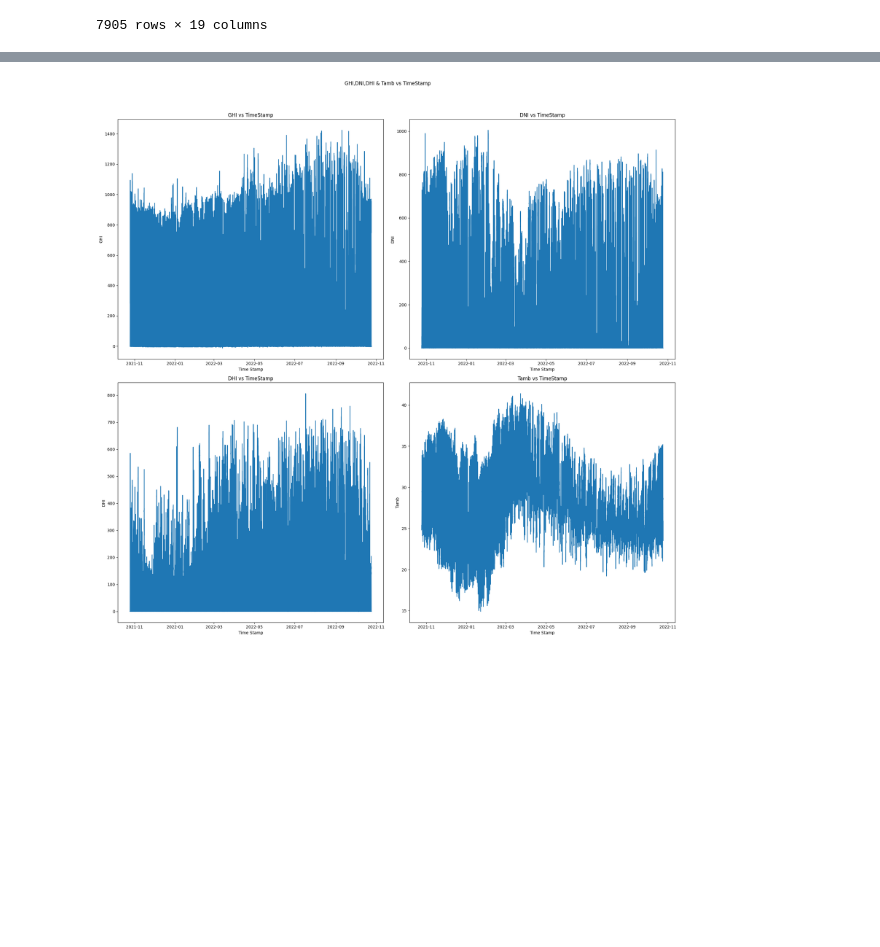
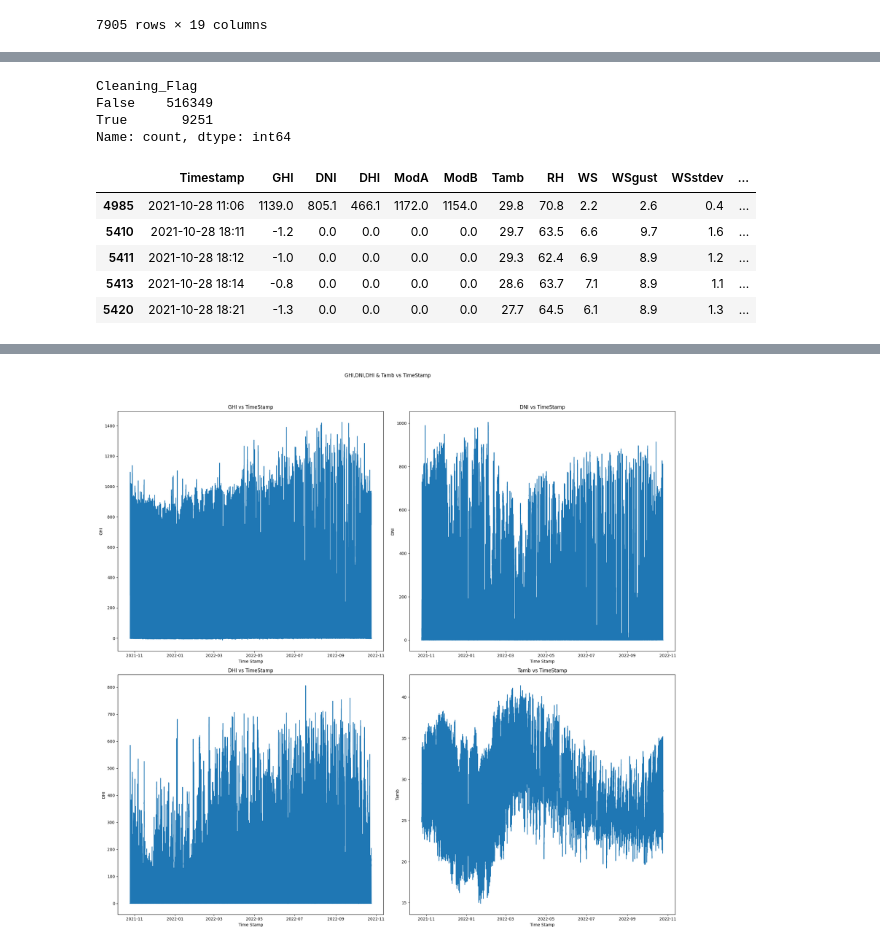
Before and after one commit to GrimVad3r/solar-challenge-week1, a Jupyter notebook: notebooks/togo_eda.ipynb, the cells around one changed output, grey strips where cells are left out. Cells and saved outputs as stored; diff of their text form; code cells hidden in the pictures; blank space fills up the shorter version.

```diff
--- a/notebooks/togo_eda.ipynb
+++ b/notebooks/togo_eda.ipynb
@@ -182,0 +176,17 @@ dtype: int64
+# %%
+outliers=(zscore_scipy > 3).any(axis=1)
+df['Cleaning_Flag']=outliers
+oultier_rows=df[df['Cleaning_Flag']]
+print(df['Cleaning_Flag'].value_counts())
+oultier_rows.head()
+# %% [output]
+Cleaning_Flag
+False    516349
+True       9251
+Name: count, dtype: int64
+|  | Timestamp | GHI | DNI | DHI | ModA | ModB | Tamb | RH | WS | WSgust | WSstdev | ... |
+| 4985 | 2021-10-28 11:06 | 1139.0 | 805.1 | 466.1 | 1172.0 | 1154.0 | 29.8 | 70.8 | 2.2 | 2.6 | 0.4 | ... |
+| 5410 | 2021-10-28 18:11 | -1.2 | 0.0 | 0.0 | 0.0 | 0.0 | 29.7 | 63.5 | 6.6 | 9.7 | 1.6 | ... |
+| 5411 | 2021-10-28 18:12 | -1.0 | 0.0 | 0.0 | 0.0 | 0.0 | 29.3 | 62.4 | 6.9 | 8.9 | 1.2 | ... |
+| 5413 | 2021-10-28 18:14 | -0.8 | 0.0 | 0.0 | 0.0 | 0.0 | 28.6 | 63.7 | 7.1 | 8.9 | 1.1 | ... |
+| 5420 | 2021-10-28 18:21 | -1.3 | 0.0 | 0.0 | 0.0 | 0.0 | 27.7 | 64.5 | 6.1 | 8.9 | 1.3 | ... |
```
Also changed, not shown: parts of 17 cells of this notebook.
